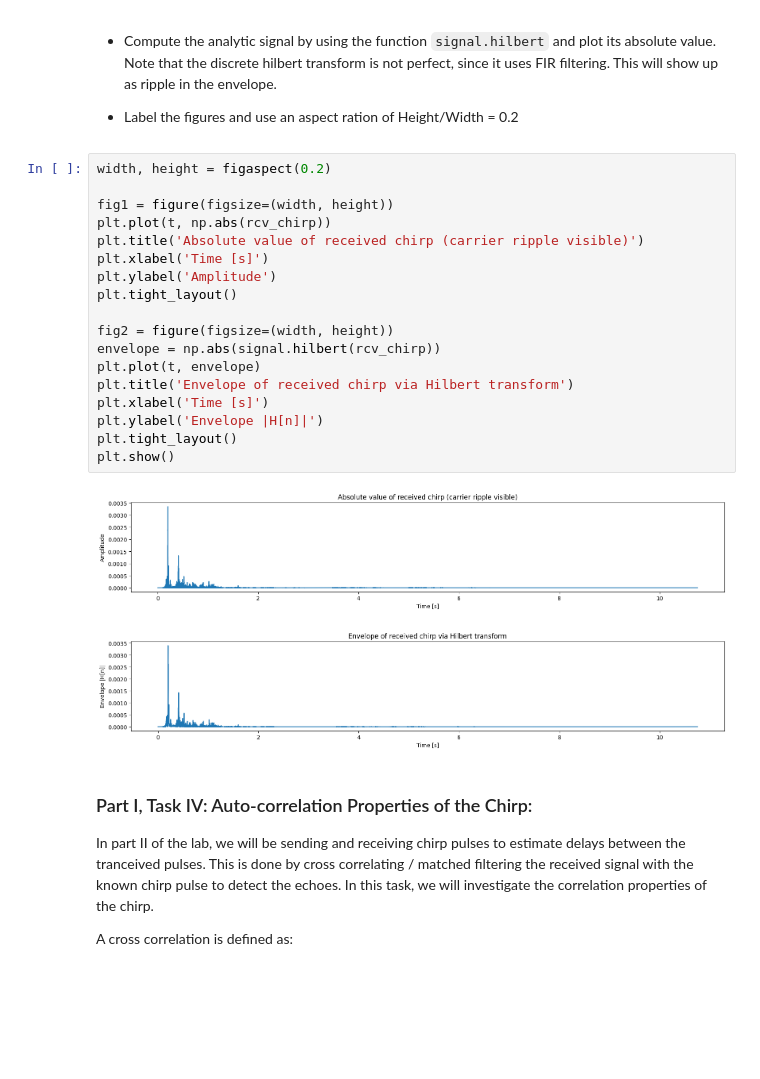
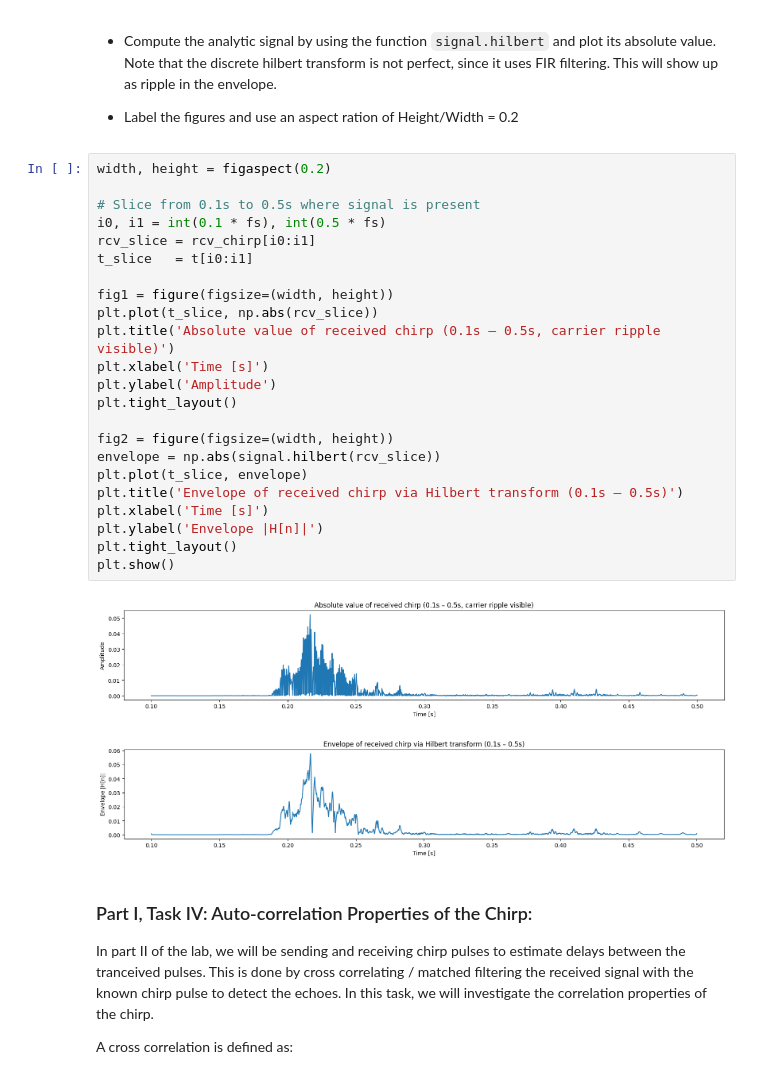
Before and after one commit to mtan0587/Air-Sonar, a Jupyter notebook: TimeDomain-Sonar-New.ipynb, the cells around one changed output. Cells and saved outputs as stored; diff of their text form; blank space fills up the shorter version.

```diff
--- a/TimeDomain-Sonar-New.ipynb
+++ b/TimeDomain-Sonar-New.ipynb
@@ -301,24 +301,29 @@ The envelope can be detected by taking the magnitude.
 # %%
 width, height = figaspect(0.2)
 
+# Slice from 0.1s to 0.5s where signal is present
+i0, i1 = int(0.1 * fs), int(0.5 * fs)
+rcv_slice = rcv_chirp[i0:i1]
+t_slice   = t[i0:i1]
+
 fig1 = figure(figsize=(width, height))
-plt.plot(t, np.abs(rcv_chirp))
-plt.title('Absolute value of received chirp (carrier ripple visible)')
+plt.plot(t_slice, np.abs(rcv_slice))
+plt.title('Absolute value of received chirp (0.1s – 0.5s, carrier ripple visible)')
 plt.xlabel('Time [s]')
 plt.ylabel('Amplitude')
 plt.tight_layout()
 
 fig2 = figure(figsize=(width, height))
-envelope = np.abs(signal.hilbert(rcv_chirp))
-plt.plot(t, envelope)
-plt.title('Envelope of received chirp via Hilbert transform')
+envelope = np.abs(signal.hilbert(rcv_slice))
+plt.plot(t_slice, envelope)
+plt.title('Envelope of received chirp via Hilbert transform (0.1s – 0.5s)')
 plt.xlabel('Time [s]')
 plt.ylabel('Envelope |H[n]|')
 plt.tight_layout()
 plt.show()
 # %% [output]
-[figure, old version]
+[figure, new version]
-[figure, old version]
+[figure, new version]
 # %% [markdown]
 ### Part I, Task IV: Auto-correlation Properties of the Chirp:
 
```
Also changed, not shown: parts of 39 cells of this notebook.
